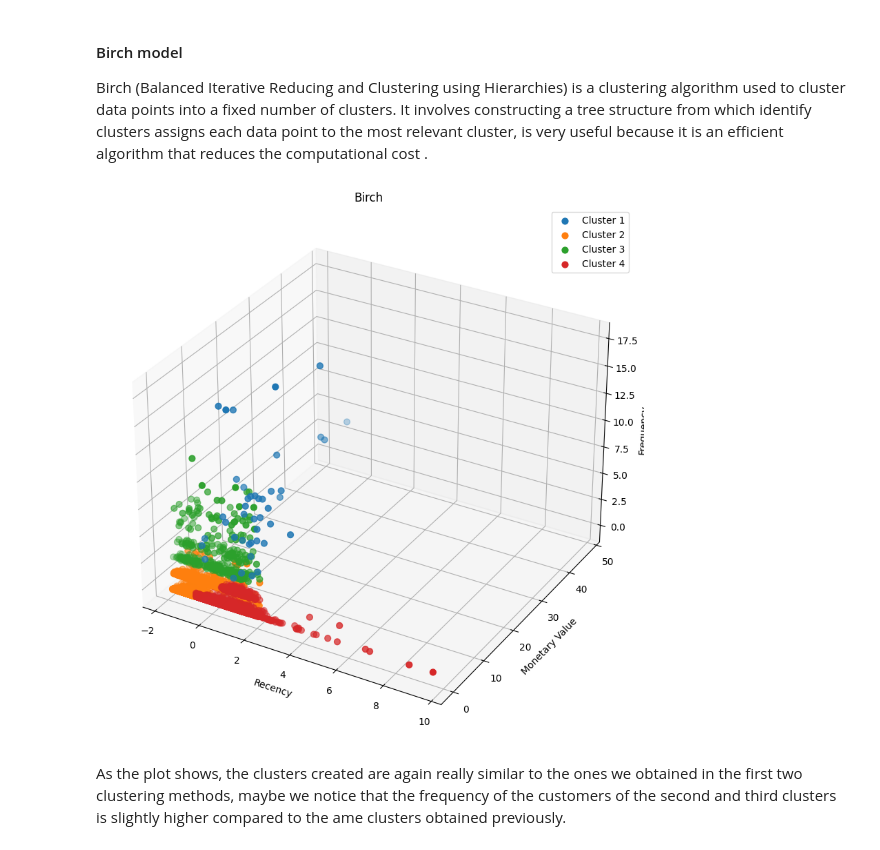
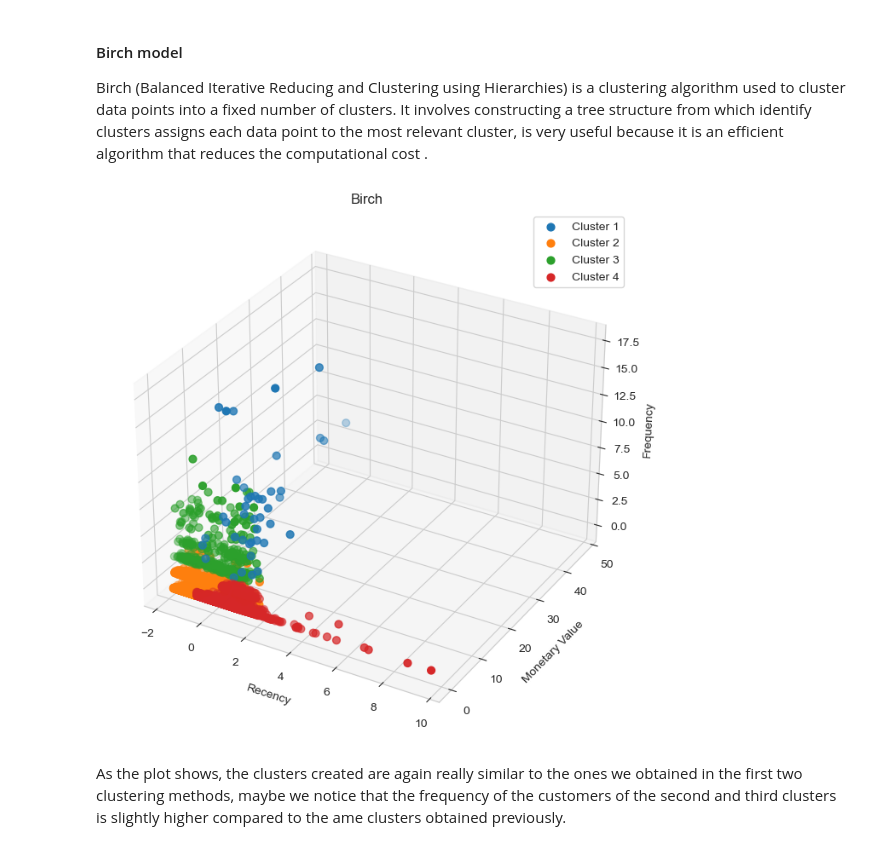
Before and after one commit to francescocapo/270341, a Jupyter notebook: main.ipynb, the cells around one changed output. Saved outputs shown, nothing was run; the diff lists cells and outputs as text; code cells hidden in the pictures.

```diff
--- a/main.ipynb
+++ b/main.ipynb
@@ -566,22 +567,22 @@ birch.fit(X_scd)    # fit the model
 y_birch = birch.predict(X_scd)  # assign a cluster to each example
 clusters = unique(y_birch)  # retrieve unique clusters
 # %%
-fig= plt.figure(figsize = (10,8))
+fig= plt.figure(figsize = (8,8))
 ax = fig.add_subplot(111, projection='3d')
 ax.scatter(X_scd[y_birch == 0,0],X_scd[y_birch == 0,1],X_scd[y_birch == 0,2], s = 40, label = "Cluster 1")
 ax.scatter(X_scd[y_birch == 1,0],X_scd[y_birch == 1,1],X_scd[y_birch == 1,2], s = 40, label = "Cluster 2")
 ax.scatter(X_scd[y_birch == 2,0],X_scd[y_birch == 2,1],X_scd[y_birch == 2,2], s = 40, label = "Cluster 3")
 ax.scatter(X_scd[y_birch == 3,0],X_scd[y_birch == 3,1],X_scd[y_birch == 3,2], s = 40, label = "Cluster 4")
 #ax.scatter(X_scd[y_birch == 4,0],X_scd[y_birch == 4,1],X_scd[y_birch == 4,2], s = 40, label = "Cluster 5")
 
 ax.legend()
 ax.set_xlabel('Recency')
 ax.set_ylabel('Monetary Value')
 ax.set_zlabel('Frequency')
 plt.title('Birch')
 plt.show()
 # %% [output]
-[figure, old version]
+[figure, new version]
 # %% [markdown]
 As the plot shows, the clusters created are again really similar to the ones we obtained in the first two clustering methods, maybe we notice that the frequency of the customers of the second and third clusters is slightly higher compared to the ame clusters obtained previously.
 # %%
```
Also changed, not shown: parts of 18 cells of this notebook, 11 other files.
